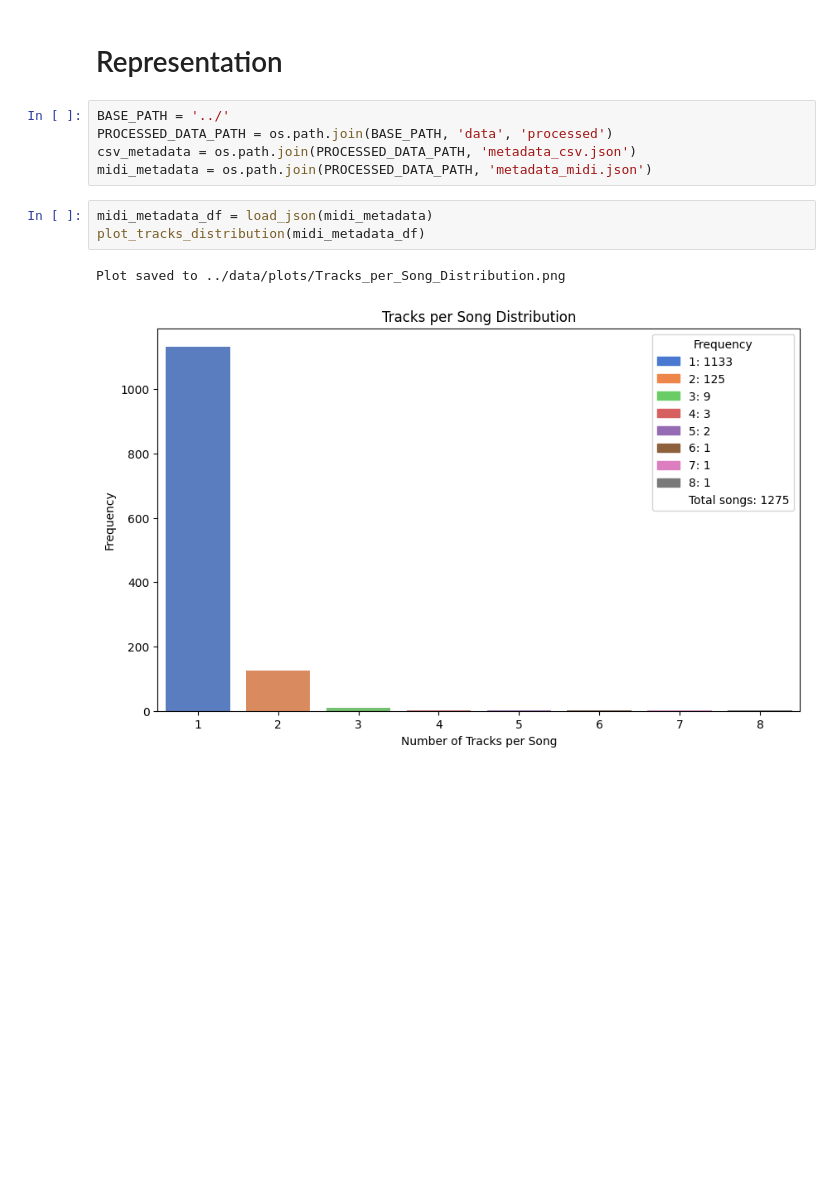
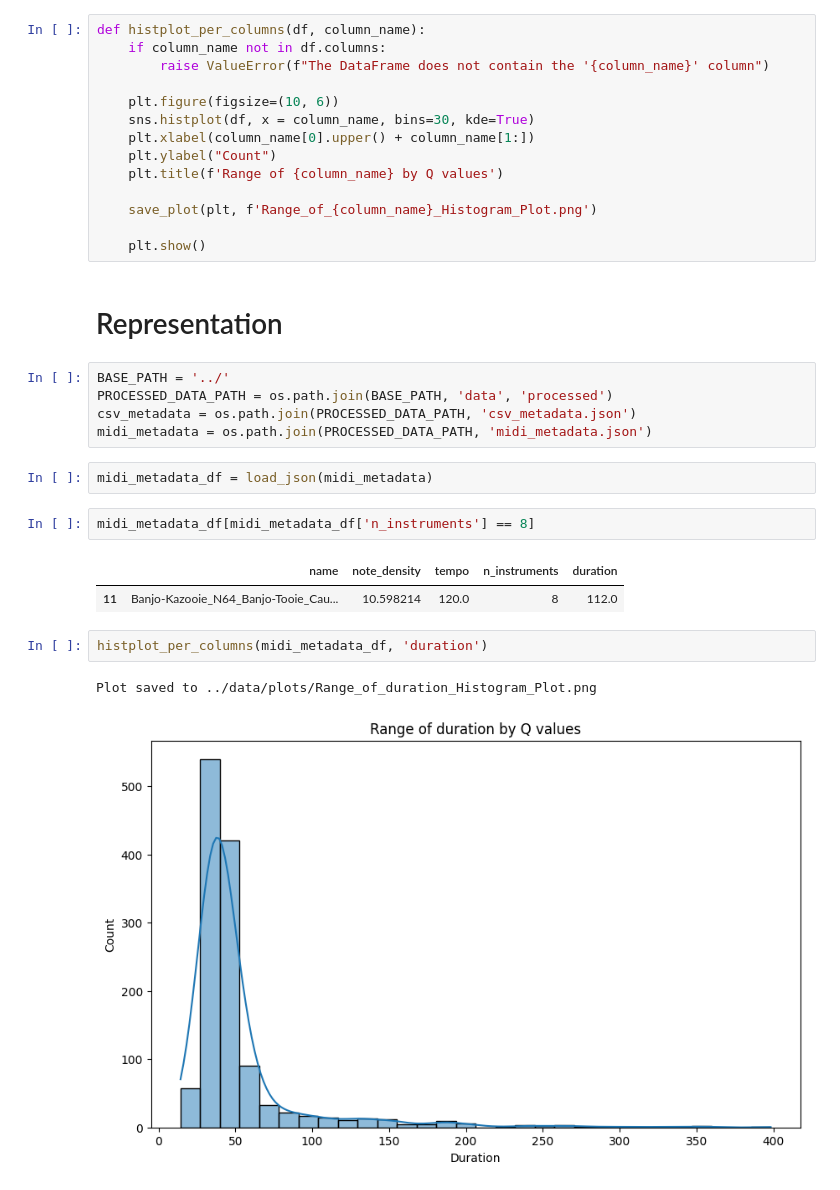
Before and after one commit to luissotomedina/KeyEmotions, a Jupyter notebook: notebooks/data_analysis.ipynb, the cells around one changed output. Drawn from its saved outputs; the diff is of its cells as text; blank space fills up the shorter version.

```diff
--- a/notebooks/data_analysis.ipynb
+++ b/notebooks/data_analysis.ipynb
@@ -122,13 +129,33 @@ def plot_value_range_per_Q(df, column_name):
+# %%
+def histplot_per_columns(df, column_name):
+    if column_name not in df.columns:
+        raise ValueError(f"The DataFrame does not contain the '{column_name}' column")
+
+    plt.figure(figsize=(10, 6))
+    sns.histplot(df, x = column_name, bins=30, kde=True)
+    plt.xlabel(column_name[0].upper() + column_name[1:])
+    plt.ylabel("Count")
+    plt.title(f'Range of {column_name} by Q values')
+
+    save_plot(plt, f'Range_of_{column_name}_Histogram_Plot.png')
+
+    plt.show()
 # %% [markdown]
 # Representation
 # %%
 BASE_PATH = '../'
 PROCESSED_DATA_PATH = os.path.join(BASE_PATH, 'data', 'processed')
-csv_metadata = os.path.join(PROCESSED_DATA_PATH, 'metadata_csv.json')
-midi_metadata = os.path.join(PROCESSED_DATA_PATH, 'metadata_midi.json')
+csv_metadata = os.path.join(PROCESSED_DATA_PATH, 'csv_metadata.json')
+midi_metadata = os.path.join(PROCESSED_DATA_PATH, 'midi_metadata.json')
 # %%
 midi_metadata_df = load_json(midi_metadata)
-plot_tracks_distribution(midi_metadata_df)
-# %% [output]
-Plot saved to ../data/plots/Tracks_per_Song_Distribution.png
-[figure, removed]
+# %%
+midi_metadata_df[midi_metadata_df['n_instruments'] == 8]
+# %% [output]
+|  | name | note_density | tempo | n_instruments | duration |
+| 11 | Banjo-Kazooie_N64_Banjo-Tooie_Cau... | 10.598214 | 120.0 | 8 | 112.0 |
+# %%
+histplot_per_columns(midi_metadata_df, 'duration')
+# %% [output]
+Plot saved to ../data/plots/Range_of_duration_Histogram_Plot.png
+[figure, added]
```
Also changed, not shown: parts of 13 cells of this notebook, 15 other files.
